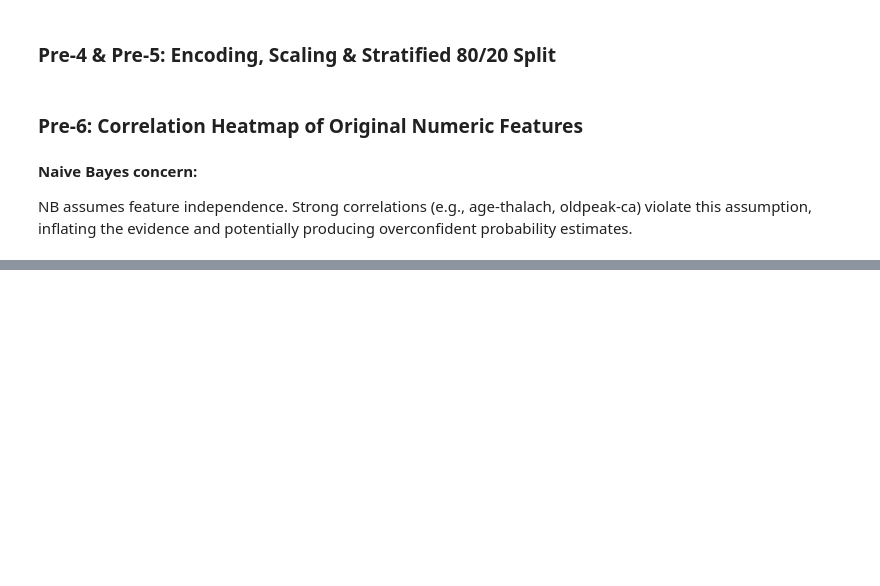
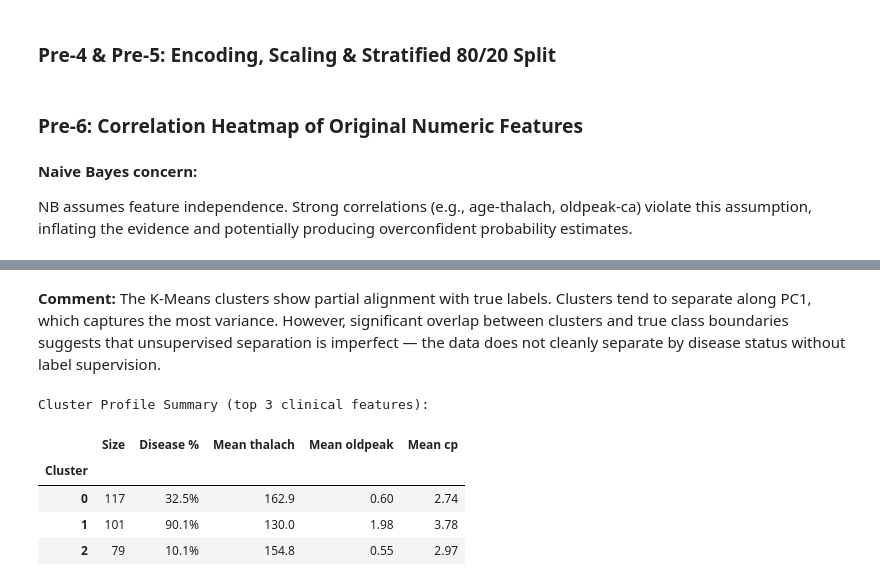
Before and after one commit to Ishmal-fa/cardioai-heart-disease-ml-pipeline, a Jupyter notebook: heart_disease_ml_pipeline.ipynb, the cells around one changed output, grey strips where cells are left out. Saved outputs shown, nothing was run; the diff lists cells and outputs as text; code cells hidden in the pictures; blank space fills up the shorter version.

```diff
--- a/heart_disease_ml_pipeline.ipynb
+++ b/heart_disease_ml_pipeline.ipynb
@@ -176,0 +263,33 @@ producing overconfident probability estimates.
+# %% [markdown]
+**Comment:**
+The K-Means clusters show partial alignment with true labels.
+Clusters tend to separate along PC1, which captures the most variance.
+However, significant overlap between clusters and true class boundaries
+suggests that unsupervised separation is imperfect — the data does not
+cleanly separate by disease status without label supervision.
+# %%
+# Cluster profile summary table
+df_cluster = df.copy()
+df_cluster['cluster'] = km_labels
+
+summary = []
+for c in range(CHOSEN_K):
+    sub = df_cluster[df_cluster['cluster'] == c]
+    summary.append({
+        'Cluster': c,
+        'Size': len(sub),
+        'Disease %': f"{sub['target'].mean()*100:.1f}%",
+        'Mean thalach': f"{sub['thalach'].mean():.1f}",
+        'Mean oldpeak': f"{sub['oldpeak'].mean():.2f}",
+        'Mean cp':      f"{sub['cp'].mean():.2f}"
+    })
+
+print('Cluster Profile Summary (top 3 clinical features):')
+display(pd.DataFrame(summary).set_index('Cluster'))
+# %% [output]
+Cluster Profile Summary (top 3 clinical features):
+|  | Size | Disease % | Mean thalach | Mean oldpeak | Mean cp |
+| Cluster |  |  |  |  |  |
+| 0 | 117 | 32.5% | 162.9 | 0.60 | 2.74 |
+| 1 | 101 | 90.1% | 130.0 | 1.98 | 3.78 |
+| 2 | 79 | 10.1% | 154.8 | 0.55 | 2.97 |
```
Also changed, not shown: parts of 10 cells of this notebook.
